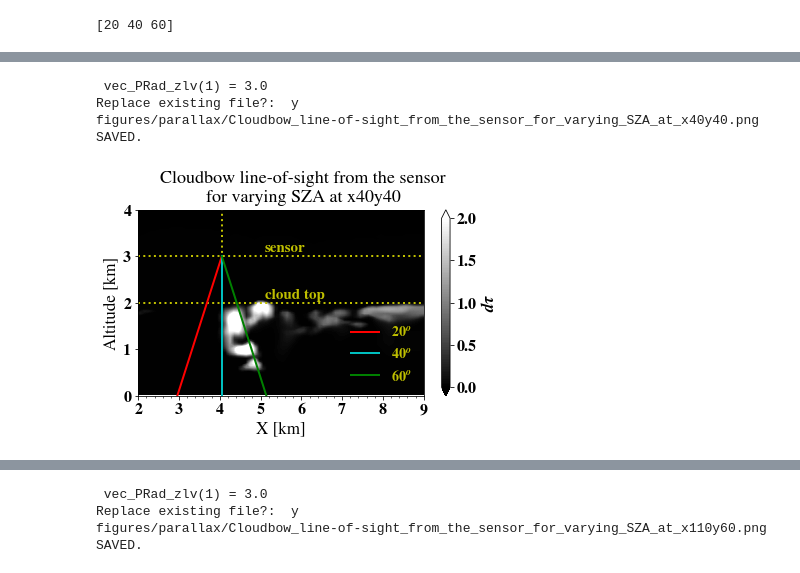
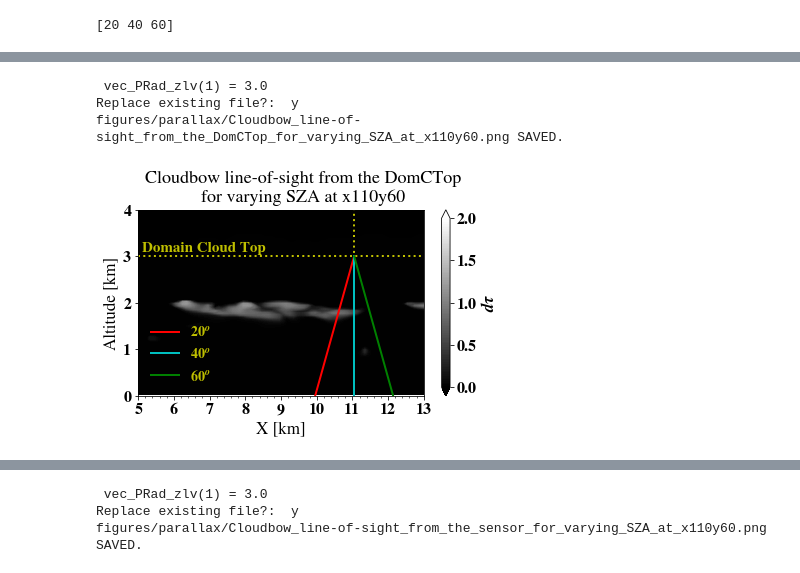
Before and after one commit to cpnHere/ACRS, a Jupyter notebook: Retrievals/Pol_retrievals/analysis_pol_ret.ipynb, the cells around one changed output, grey strips where cells are left out. Saved outputs shown, nothing was run; the diff lists cells and outputs as text; code cells hidden in the pictures.

Commit message:
Parallax figure labels corrected

```diff
--- a/Retrievals/Pol_retrievals/analysis_pol_ret.ipynb
+++ b/Retrievals/Pol_retrievals/analysis_pol_ret.ipynb
@@ -265,47 +269,49 @@ print(d_vza)
 # %%
-xi,yi = 40,40
+#xi,yi = 40,40
+xi,yi = 110,60
 z = RC.DHARMA.z
 x,y = RC.x/1e3,z/1e3
 dTau = RC.dTau[1,:]
 
 fig2,ax2 = plt.subplots()
-fig2_ttl = 'Cloudbow line-of-sight from the sensor for varying SZA at x%dy%d'%(xi,yi)
+fig2_ttl = 'Cloudbow line-of-sight from the DomCTop for varying SZA at x%dy%d'%(xi,yi)
 d_vza = np.array([20,40,60])
 Bex = np.einsum('izxy->zxy',lc.RT_field.extp3d)
 #ctf = plt.imshow(Bex[:,yi,:],origin='lower',cmap=plt.cm.binary_r,vmin=0,vmax=60)
 #ctf = plt.imshow(dTau[:,yi,:],origin='lower',cmap=plt.cm.binary_r)
 ctf = ax2.contourf(x,y,dTau[:,yi,:],np.linspace(0,2,100),extend='both',cmap=plt.cm.binary_r)
 
 ax2.axvline(RC.x[xi]/1e3,ls=':',color='y')
 fig2.colorbar(ctf,ticks=np.arange(0,2.1,0.5),label=r'$d\tau$')
 sensor = lc.RT.read_from_nml(54) # sensor altitude
 ctop = 2.0 #RC.DHARMA.z[RC.cot_top[40,40]]/1e3
 the = np.deg2rad(40-d_vza) # the=40-SZA
 x_the = [sensor*np.tan(te) for te in the] # tan(40-SZA)=x/(sensor-ctop)
 ax2.axhline(sensor,ls=':',color='y')
-ax2.axhline(ctop  ,ls=':',color='y')
+#ax2.axhline(ctop  ,ls=':',color='y')
 
 ax2.plot([x[xi]-x_the[0],x[xi]],[0,sensor],'r-',label=str(d_vza[0])+r'$^o$')
 ax2.plot([x[xi]-x_the[1],x[xi]],[0,sensor],'c-',label=str(d_vza[1])+r'$^o$')
 ax2.plot([x[xi]-x_the[2],x[xi]],[0,sensor],'g-',label=str(d_vza[2])+r'$^o$')
 
-l = ax2.legend(loc='lower right')
+#l = ax2.legend(loc='lower right')
+l = ax2.legend(loc='lower left')
 [plt.setp(text, color = 'y') for text in l.get_texts()]
 ax2.set_xlabel('X [km]')
 ax2.set_ylabel('Altitude [km]')
-#ax2.set_xlim(5,13)
-ax2.set_xlim(2,9)
+ax2.set_xlim(5,13)
+#ax2.set_xlim(2,9)
 ax2.set_ylim(0,4)
-ax2.annotate('sensor',xy=(5.1,3.1),color='y')
-ax2.annotate('cloud top',xy=(5.1,2.1),color='y')
+ax2.annotate('Domain Cloud Top',xy=(5.1,3.1),color='y')
+#ax2.annotate('cloud top',xy=(5.1,2.1),color='y')
 fig2.suptitle("\n".join(wrap(fig2_ttl,40)))
 fig2.tight_layout(rect=[0,0,1,0.92])
 cpn.multiple_ticks(ax2.xaxis,1,major_format='%d')
 cpn.savefig(fig2,fig2_ttl,'figures/parallax/')
 #fig2.tight_layout()
 #cpn.savefig(fig2,'c'+fig2_ttl,'figures/parallax/')
 # %% [output]
  vec_PRad_zlv(1) = 3.0
 Replace existing file?:  y
-figures/parallax/Cloudbow_line-of-sight_from_the_sensor_for_varying_SZA_at_x40y40.png SAVED.
+figures/parallax/Cloudbow_line-of-sight_from_the_DomCTop_for_varying_SZA_at_x110y60.png SAVED.
-[figure, old version]
+[figure, new version]
```
Also changed, not shown: parts of 4 cells of this notebook.
